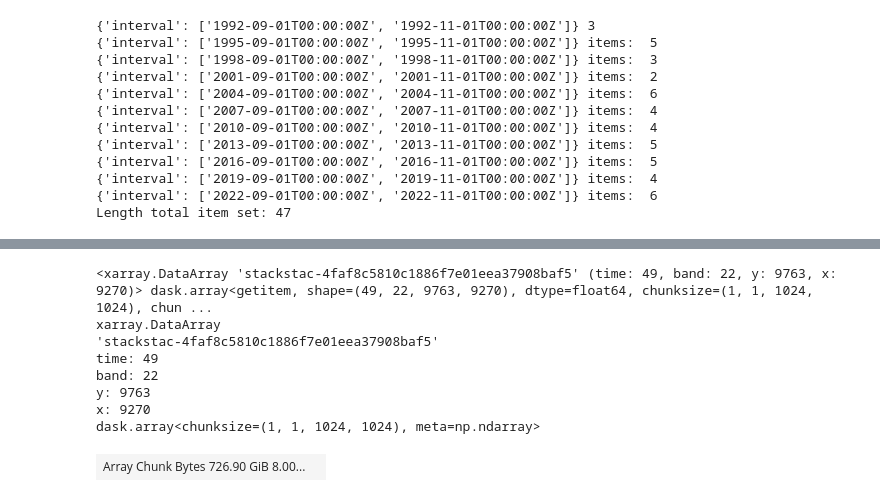
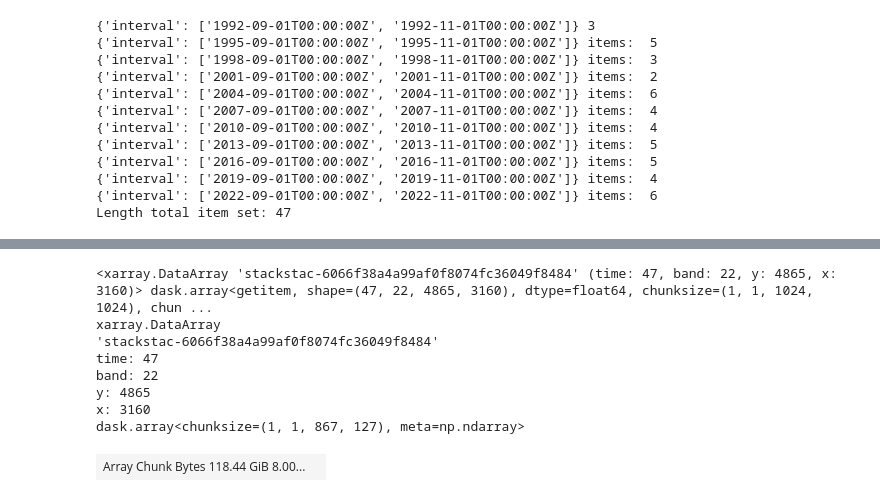
Before and after one commit to JJkriskras/Spatial-Statistics-and-Machine-Learning-Term-Project, a Jupyter notebook: data extraction notebook342023.ipynb, the cells around one changed output, grey strips where cells are left out. Saved outputs shown, nothing was run; the diff lists cells and outputs as text; code cells hidden in the pictures.

```diff
--- a/data extraction notebook342023.ipynb
+++ b/data extraction notebook342023.ipynb
@@ -129,17 +165,17 @@ ds = stackstac.stack(planetary_computer.sign(charts), epsg=6207)
 # %%
-xmin, xmax, ymin, ymax = 85.527584483, 88.400149020, 27.250970920, 29.916814171 # Set to a small area to limit computation time.
+xmin, xmax, ymin, ymax = 86.441784772,87.420108894,26.867723927,28.196017654 # Set to a small area to limit computation time.
 ds2 = ds.loc[:,:, ymax:ymin,xmin:xmax]
 ds2
 # %% [output]
-<xarray.DataArray 'stackstac-4faf8c5810c1886f7e01eea37908baf5' (time: 49, band: 22, y: 9763, x: 9270)> dask.array<getitem, shape=(49, 22, 9763, 9270), dtype=float64, chunksize=(1, 1, 1024, 1024), chun ...
+<xarray.DataArray 'stackstac-6066f38a4a99af0f8074fc36049f8484' (time: 47, band: 22, y: 4865, x: 3160)> dask.array<getitem, shape=(47, 22, 4865, 3160), dtype=float64, chunksize=(1, 1, 1024, 1024), chun ...
 xarray.DataArray
-'stackstac-4faf8c5810c1886f7e01eea37908baf5'
-time: 49
+'stackstac-6066f38a4a99af0f8074fc36049f8484'
+time: 47
 band: 22
-y: 9763
-x: 9270
-dask.array<chunksize=(1, 1, 1024, 1024), meta=np.ndarray>
+y: 4865
+x: 3160
+dask.array<chunksize=(1, 1, 867, 127), meta=np.ndarray>
-| Array Chunk Bytes 726.90 GiB 8.00... |  |
+| Array Chunk Bytes 118.44 GiB 8.00... |  |
 Coordinates: (31)
 time
 (time)
```
Also changed, not shown: parts of 22 cells of this notebook, 2 other files.
